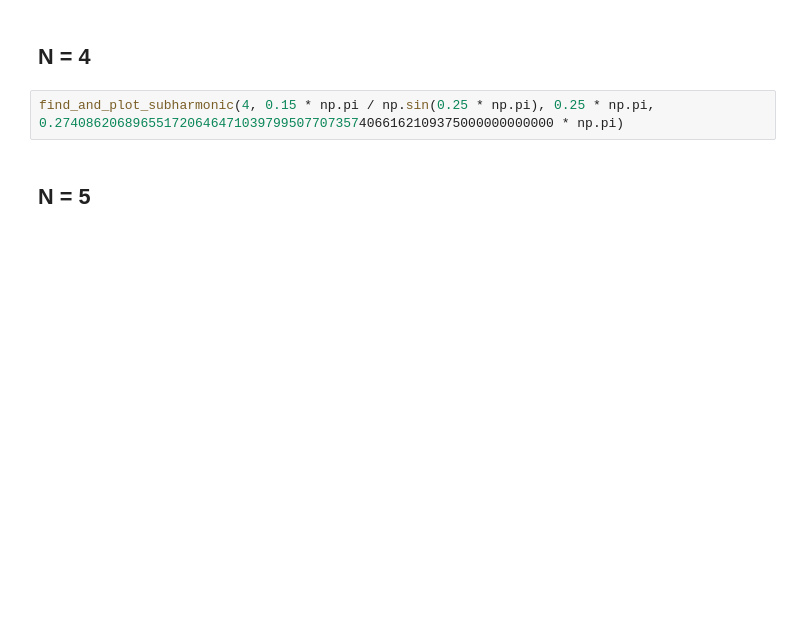
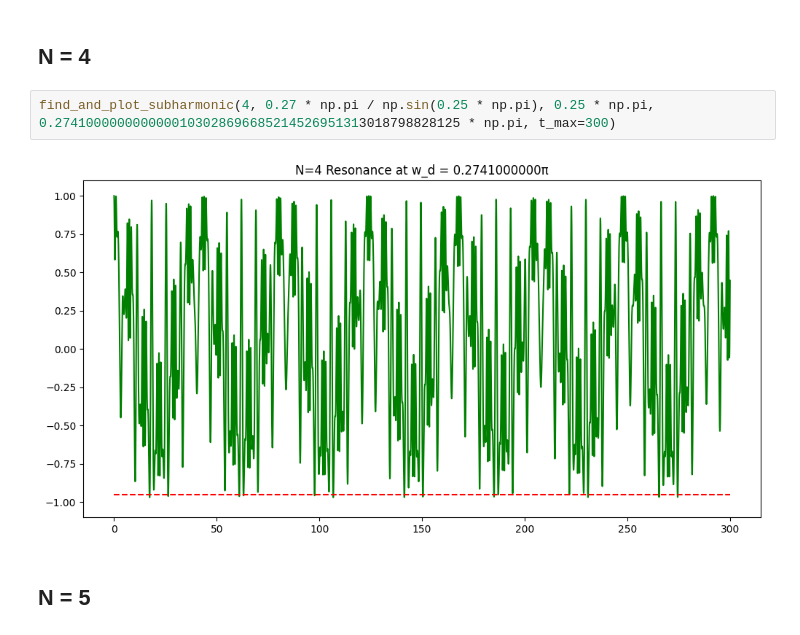
Before and after one commit to lchladek/subharmonic-resonances, a Jupyter notebook: different-n-experiments/different-n.ipynb, the cells around one changed output. Drawn from its saved outputs; the diff is of its cells as text; blank space fills up the shorter version.

```diff
--- a/different-n-experiments/different-n.ipynb
+++ b/different-n-experiments/different-n.ipynb
@@ -69,6 +68,8 @@ def find_and_plot_subharmonic(N, rabi, theta, omega_d):
 # %% [markdown]
 ## N = 4
 # %%
-find_and_plot_subharmonic(4, 0.15 * np.pi / np.sin(0.25 * np.pi), 0.25 * np.pi, 0.2740862068965517206464710397995077073574066162109375000000000000 * np.pi)
+find_and_plot_subharmonic(4, 0.27 * np.pi / np.sin(0.25 * np.pi), 0.25 * np.pi, 0.2741000000000000103028696685214526951313018798828125 * np.pi, t_max=300)
+# %% [output]
+[figure, added]
 # %% [markdown]
 ## N = 5
```
Also changed, not shown: parts of 5 cells of this notebook, 1 other file.
